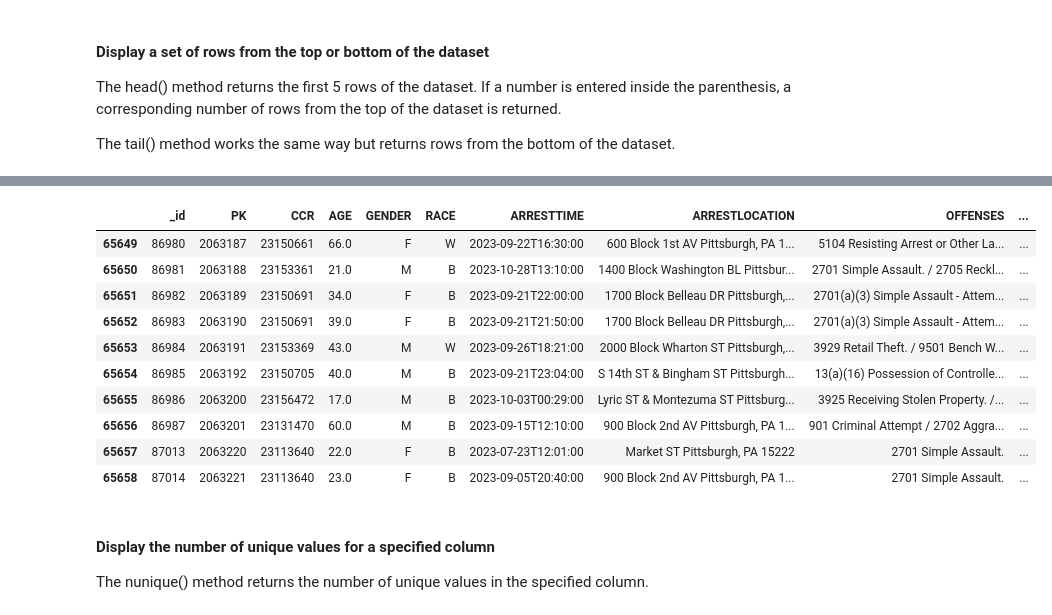
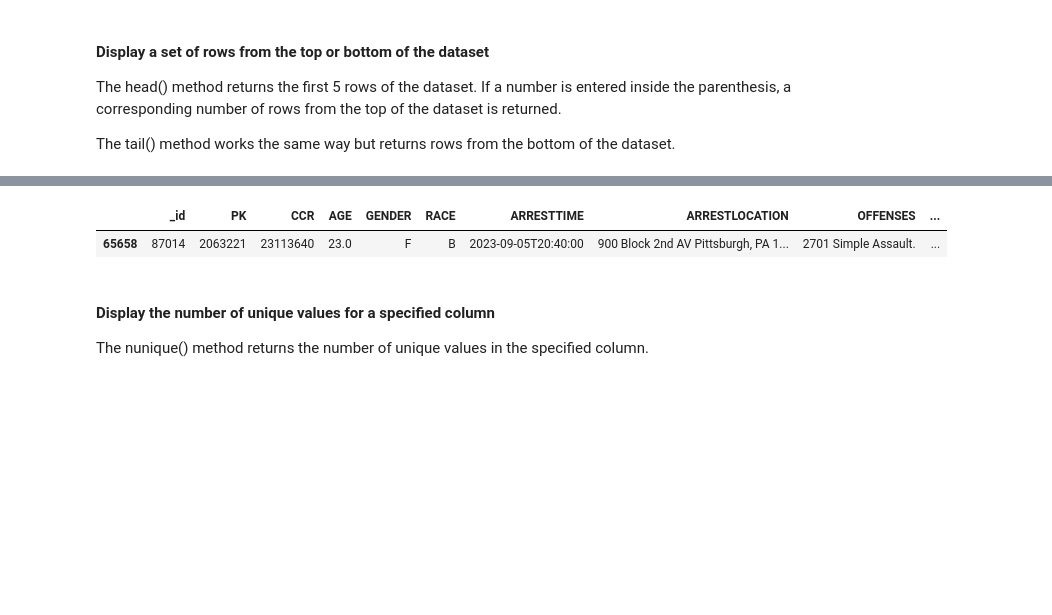
Before and after one commit to trailmarkerlib/policeProjectPythonWorkshop, a Jupyter notebook: python_workshop_marijuana_arrests_vs_citations.ipynb, the cells around one changed output, grey strips where cells are left out. Drawn from its saved outputs; the diff is of its cells as text; code cells hidden in the pictures; blank space fills up the shorter version.

```diff
--- a/python_workshop_marijuana_arrests_vs_citations.ipynb
+++ b/python_workshop_marijuana_arrests_vs_citations.ipynb
@@ -96,16 +107,7 @@ arr_df.head()
 # %%
-arr_df.tail(10)
+arr_df.tail(1)
 # %% [output]
 |  | _id | PK | CCR | AGE | GENDER | RACE | ARRESTTIME | ARRESTLOCATION | OFFENSES | ... |
-| 65649 | 86980 | 2063187 | 23150661 | 66.0 | F | W | 2023-09-22T16:30:00 | 600 Block 1st AV Pittsburgh, PA 1... | 5104 Resisting Arrest or Other La... | ... |
-| 65650 | 86981 | 2063188 | 23153361 | 21.0 | M | B | 2023-10-28T13:10:00 | 1400 Block Washington BL Pittsbur... | 2701 Simple Assault. / 2705 Reckl... | ... |
-| 65651 | 86982 | 2063189 | 23150691 | 34.0 | F | B | 2023-09-21T22:00:00 | 1700 Block Belleau DR Pittsburgh,... | 2701(a)(3) Simple Assault - Attem... | ... |
-| 65652 | 86983 | 2063190 | 23150691 | 39.0 | F | B | 2023-09-21T21:50:00 | 1700 Block Belleau DR Pittsburgh,... | 2701(a)(3) Simple Assault - Attem... | ... |
-| 65653 | 86984 | 2063191 | 23153369 | 43.0 | M | W | 2023-09-26T18:21:00 | 2000 Block Wharton ST Pittsburgh,... | 3929 Retail Theft. / 9501 Bench W... | ... |
-| 65654 | 86985 | 2063192 | 23150705 | 40.0 | M | B | 2023-09-21T23:04:00 | S 14th ST & Bingham ST Pittsburgh... | 13(a)(16) Possession of Controlle... | ... |
-| 65655 | 86986 | 2063200 | 23156472 | 17.0 | M | B | 2023-10-03T00:29:00 | Lyric ST & Montezuma ST Pittsburg... | 3925 Receiving Stolen Property. /... | ... |
-| 65656 | 86987 | 2063201 | 23131470 | 60.0 | M | B | 2023-09-15T12:10:00 | 900 Block 2nd AV Pittsburgh, PA 1... | 901 Criminal Attempt / 2702 Aggra... | ... |
-| 65657 | 87013 | 2063220 | 23113640 | 22.0 | F | B | 2023-07-23T12:01:00 | Market ST Pittsburgh, PA 15222 | 2701 Simple Assault. | ... |
 | 65658 | 87014 | 2063221 | 23113640 | 23.0 | F | B | 2023-09-05T20:40:00 | 900 Block 2nd AV Pittsburgh, PA 1... | 2701 Simple Assault. | ... |
 # %% [markdown]
 #### Display the number of unique values for a specified column
```
Also changed, not shown: parts of 21 cells of this notebook.
